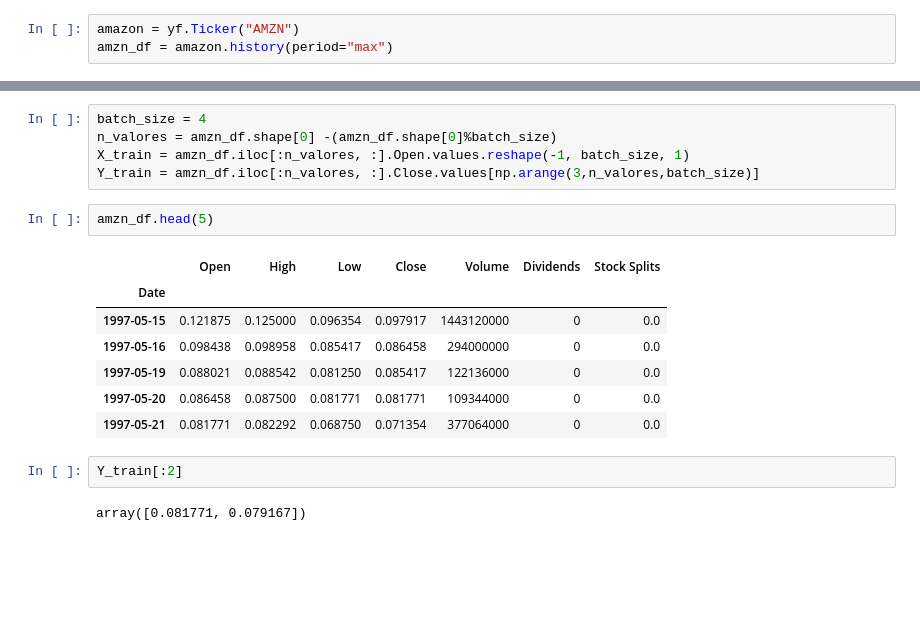
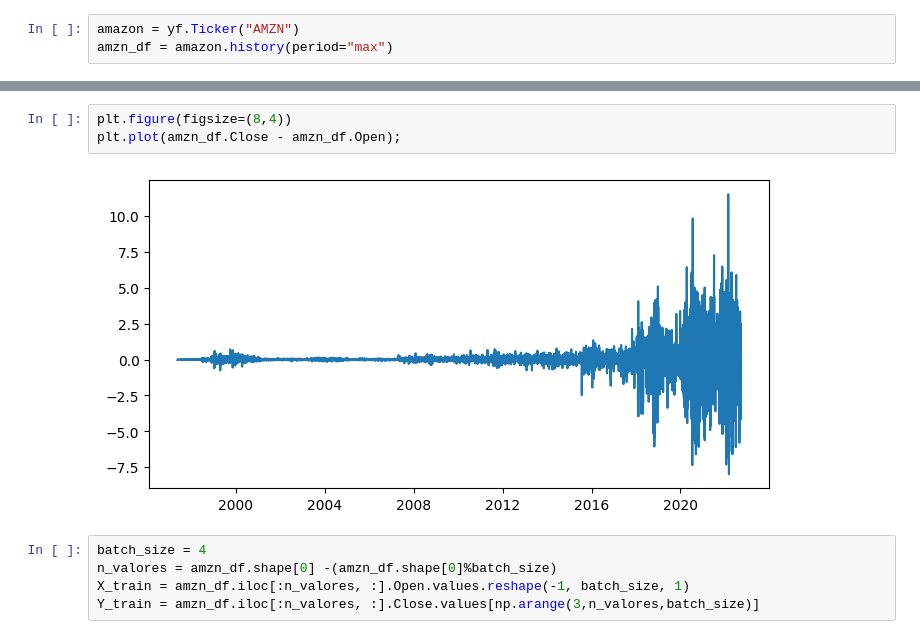
Before and after one commit to alfsanto/cnn-rnn, a Jupyter notebook: ejercicio_3.ipynb, the cells around one changed output, grey strips where cells are left out. Saved outputs shown, nothing was run; the diff lists cells and outputs as text; blank space fills up the shorter version.

```diff
--- a/ejercicio_3.ipynb
+++ b/ejercicio_3.ipynb
@@ -23,19 +29,10 @@ AttributeError: module 'matplotlib.pyplot' has no attribute 'label'
+# %%
+plt.figure(figsize=(8,4))
+plt.plot(amzn_df.Close - amzn_df.Open);
+# %% [output]
+[figure, added]
 # %%
 batch_size = 4
 n_valores = amzn_df.shape[0] -(amzn_df.shape[0]%batch_size)
 X_train = amzn_df.iloc[:n_valores, :].Open.values.reshape(-1, batch_size, 1)
 Y_train = amzn_df.iloc[:n_valores, :].Close.values[np.arange(3,n_valores,batch_size)]
-# %%
-amzn_df.head(5)
-# %% [output]
-|  | Open | High | Low | Close | Volume | Dividends | Stock Splits |
-| Date |  |  |  |  |  |  |  |
-| 1997-05-15 | 0.121875 | 0.125000 | 0.096354 | 0.097917 | 1443120000 | 0 | 0.0 |
-| 1997-05-16 | 0.098438 | 0.098958 | 0.085417 | 0.086458 | 294000000 | 0 | 0.0 |
-| 1997-05-19 | 0.088021 | 0.088542 | 0.081250 | 0.085417 | 122136000 | 0 | 0.0 |
-| 1997-05-20 | 0.086458 | 0.087500 | 0.081771 | 0.081771 | 109344000 | 0 | 0.0 |
-| 1997-05-21 | 0.081771 | 0.082292 | 0.068750 | 0.071354 | 377064000 | 0 | 0.0 |
-# %%
-Y_train[:2]
-# %% [output]
-array([0.081771, 0.079167])
```
Also changed, not shown: parts of 24 cells of this notebook, 3 other files.
